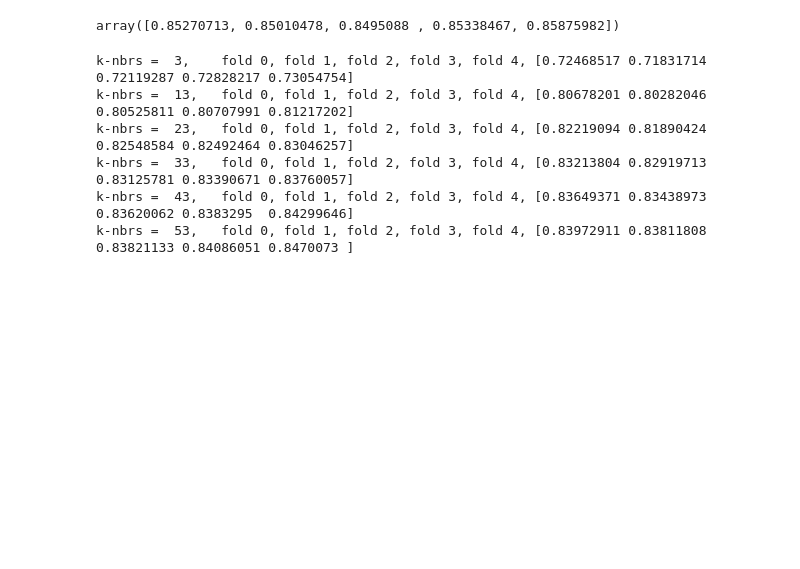
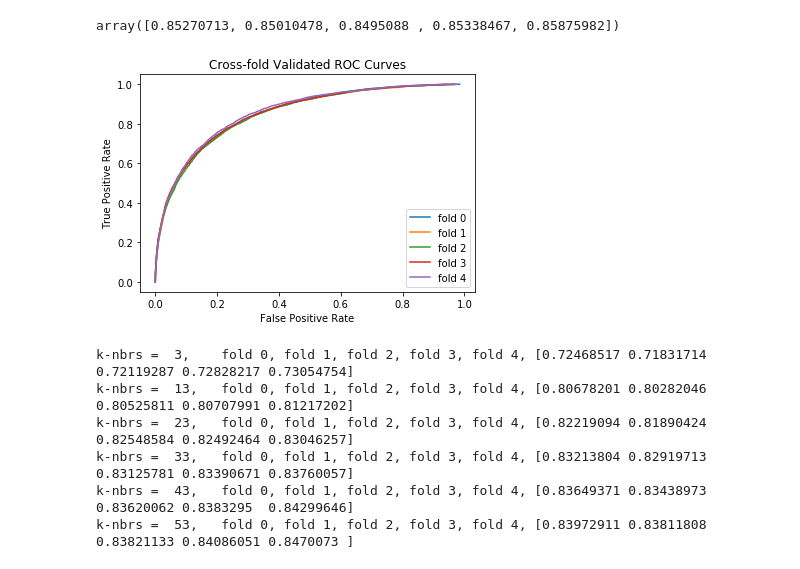
Before and after one commit to MatthewMcGonagle/kaggle_competitions, a Jupyter notebook: santander_2019/BestDirectionsModel.ipynb, the cells around one changed output. Saved outputs shown, nothing was run; the diff lists cells and outputs as text; code cells hidden in the pictures; blank space fills up the shorter version.

```diff
--- a/santander_2019/BestDirectionsModel.ipynb
+++ b/santander_2019/BestDirectionsModel.ipynb
@@ -306,6 +285,14 @@ scores
 # %% [output]
 fold 0, fold 1, fold 2, fold 3, fold 4, 0.8528930387647626
 array([0.85270713, 0.85010478, 0.8495088 , 0.85338467, 0.85875982])
+# %%
+# Let's get a graph for the linear discriminator.
+roc_curves = my_graphs.find_cv_roc_curves(LinearDiscriminantAnalysis(), kfold_X_squares, y)
+my_graphs.graph_roc_curves(roc_curves)
+plt.savefig('graphs/cv_roc_curves.svg')
+plt.show()
+# %% [output]
+[figure, added]
 # %%
 # Let's do CV on number of neighbors in k-nearest neightbors.
 
```
Also changed, not shown: parts of 7 cells of this notebook, 1 other file.
